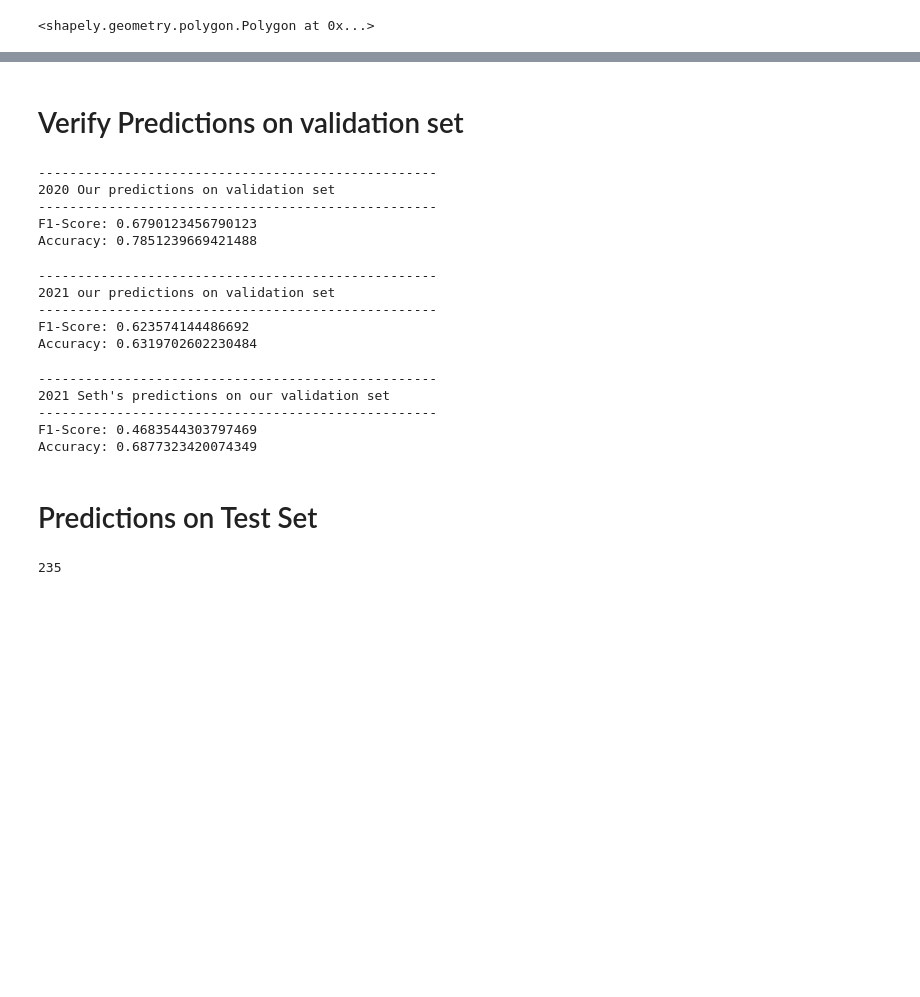
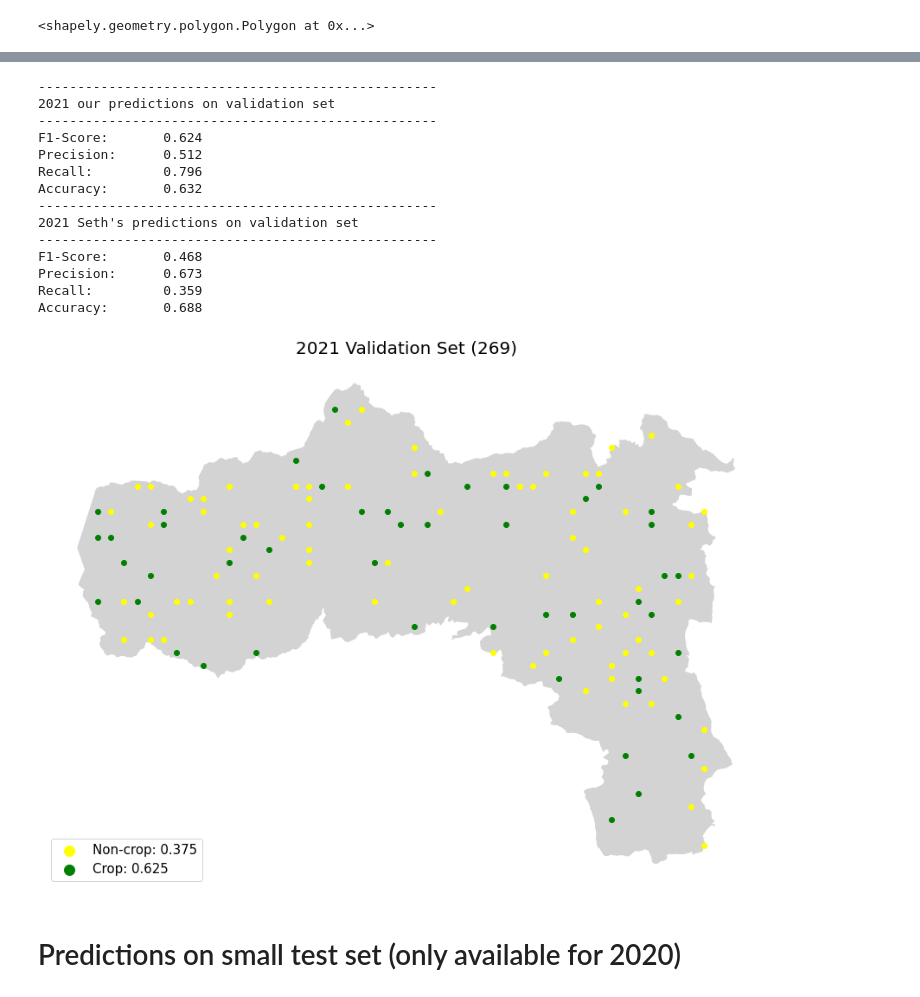
Before and after one commit to nasaharvest/crop-mask, a Jupyter notebook: notebooks/comparing_Ethiopia_Tigray.ipynb, the cells around one changed output, grey strips where cells are left out. Cells and saved outputs as stored; diff of their text form; code cells hidden in the pictures; blank space fills up the shorter version.

```diff
--- a/notebooks/comparing_Ethiopia_Tigray.ipynb
+++ b/notebooks/comparing_Ethiopia_Tigray.ipynb
@@ -57,4 +55,3 @@ Name: in_map, dtype: int64
 # %%
 gdf_2021 = gpd.GeoDataFrame(df_2021, geometry=gpd.points_from_xy(x=df_2021.lon, y=df_2021.lat))
-gdf_2021["in_map"] = gdf_2021.geometry.apply(lambda x: tigray_boundary.contains(x))
-gdf_2021["in_map"].value_counts()
+gdf_2021 = gdf_2021[in_map(gdf_2021)]
@@ -70,3 +84,3 @@ gdf_2021["is_crop"] = (gdf_2021[CROP_PROB] > 0.5).astype(float)
 # %%
 gdf_2020_val = gdf_2020[(gdf_2020[SUBSET] == "validation") & gdf_2020["in_map"]].copy()
-gdf_2021_val = gdf_2021[(gdf_2021[SUBSET] == "validation") & gdf_2020["in_map"]].copy()
+gdf_2021_val = gdf_2021[(gdf_2021[SUBSET] == "validation") & gdf_2021["in_map"]].copy()
@@ -85,2 +113,27 @@ Name: is_crop, dtype: float64
+# %%
+preds = gdf_2021_val.geometry.apply(lambda p: next(our_tifs["2021_v2"].sample([(p.x, p.y)]))[0] > 0.5)
+print_metrics(gdf_2021_val["is_crop"], preds, "2021 our predictions on validation set")
+
+# All hold out 2021 data is in validation set so have to test Seth's data here too
+Seth_preds = gdf_2021_val.geometry.apply(lambda p: next(Seths_tifs["2021_1"].sample([(p.x, p.y)]))[0] or next(Seths_tifs["2021_2"].sample([(p.x, p.y)]))[0])
+print_metrics(gdf_2021_val["is_crop"], Seth_preds, "2021 Seth's predictions on validation set")
+
+plot_set(gdf_2021_val, title=f"2021 Validation Set ({len(gdf_2021_val)})")
+# %% [output]
+---------------------------------------------------
+2021 our predictions on validation set
+---------------------------------------------------
+F1-Score:       0.624
+Precision:      0.512
+Recall:         0.796
+Accuracy:       0.632
+---------------------------------------------------
+2021 Seth's predictions on validation set
+---------------------------------------------------
+F1-Score:       0.468
+Precision:      0.673
+Recall:         0.359
+Accuracy:       0.688
+[figure, added]
 # %% [markdown]
-# Verify Predictions on validation set
+# Predictions on small test set (only available for 2020)
@@ -94,42 +140 @@ def print_accuracy_and_f1(actual, preds, title):
-# %%
-# Verify predictions on validation set:
-# (ie. most cloud free month is different when exporting 10x10 tile vs inference size tile)
-preds = gdf_2020_val.geometry.apply(lambda p: next(our_tifs["2020_v2"].sample([(p.x, p.y)]))[0] > 0.5)
-print_accuracy_and_f1(gdf_2020_val["is_crop"], preds, "2020 Our predictions on validation set")
-# %% [output]
----------------------------------------------------
-2020 Our predictions on validation set
----------------------------------------------------
-F1-Score: 0.6790123456790123
-Accuracy: 0.7851239669421488
-# %%
-# Significantly lower than reported validation metric...
-# ay be due to the fact that some data is exported differently
-# (ie. most cloud free month is different when exporting 10x10 tile vs inference size tile)
-preds = gdf_2021_val.geometry.apply(lambda p: next(our_tifs["2021_v2"].sample([(p.x, p.y)]))[0] > 0.5)
-print_accuracy_and_f1(gdf_2021_val["is_crop"], preds, "2021 our predictions on validation set")
-# %% [output]
----------------------------------------------------
-2021 our predictions on validation set
----------------------------------------------------
-F1-Score: 0.623574144486692
-Accuracy: 0.6319702602230484
-# %%
-# All hold out 2021 data is in validation set so have to test Seth's data here too
-Seth_preds = gdf_2021_val.geometry.apply(lambda p: next(Seths_tifs["2021_1"].sample([(p.x, p.y)]))[0] or next(Seths_tifs["2021_2"].sample([(p.x, p.y)]))[0])
-print_accuracy_and_f1(gdf_2021_val["is_crop"], Seth_preds, "2021 Seth's predictions on our validation set")
-# %% [output]
----------------------------------------------------
-2021 Seth's predictions on our validation set
----------------------------------------------------
-F1-Score: 0.4683544303797469
-Accuracy: 0.6877323420074349
-# %% [markdown]
-# Predictions on Test Set
-# %%
-gdf_2020_test = gdf_2020[(gdf_2020[SUBSET] == "testing") & gdf_2020["in_map"]].copy()
-len(gdf_2020_test)
-# Not a lot of points left for testing after narrowing down using boundaries
-# %% [output]
-235
 # %%
```
Also changed, not shown: parts of 17 cells of this notebook.
